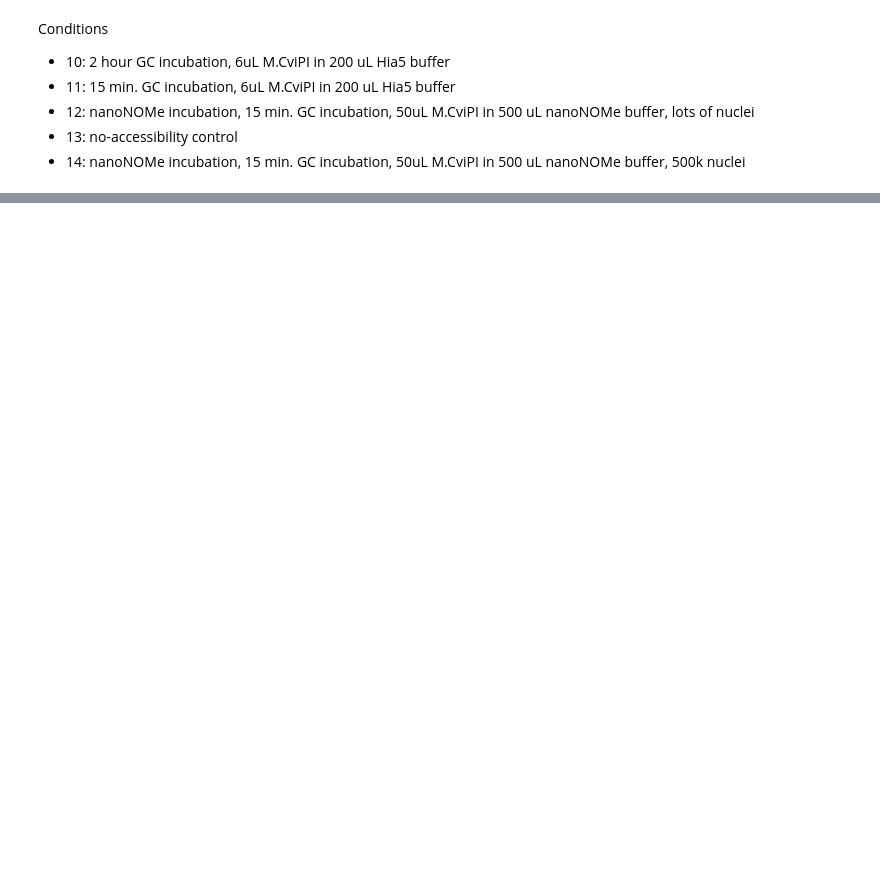
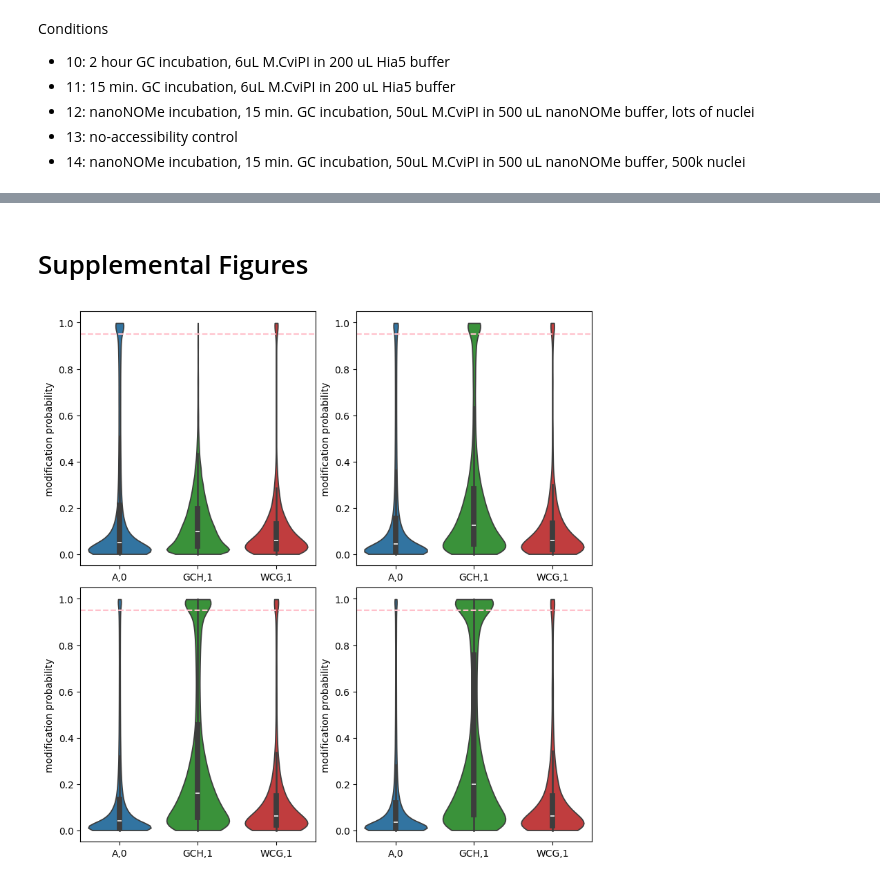
Before and after one commit to streetslab/multimodal-dimelo, a Jupyter notebook: crosstalk_analysis.ipynb, the cells around one changed output, grey strips where cells are left out. Saved outputs shown, nothing was run; the diff lists cells and outputs as text; code cells hidden in the pictures; blank space fills up the shorter version.

```diff
--- a/crosstalk_analysis.ipynb
+++ b/crosstalk_analysis.ipynb
@@ -67,0 +84,38 @@ plt.close()
+# %% [markdown]
+# Supplemental Figures
+# %%
+_, axs = plt.subplots(2, 2, figsize=(8, 8), layout="constrained")
+for barcode, ax in zip([13, 11, 10, 12], np.ravel(axs)):
+    bam_file = bam_dir / f"barcode{barcode}.bam"
+    on_target_motif_mod_vector_dict = {}
+    file_path = config.processed_data_dir / f"extract.{bam_file.stem}.gm12878_ctcf.on_target" / "reads.combined_basemods.h5"
+    for motif in motifs:
+        read_tuples, entry_labels, _ = load_processed.read_vectors_from_hdf5(
+            file=file_path,
+            motifs=[motif],
+            regions=ctcf_on_target_bed_file,
+            single_strand=False,
+            sort_by="shuffle",
+            calculate_mod_fractions=False,
+        )
+        mod_vector_index = entry_labels.index("mod_vector")
+        val_vector_index = entry_labels.index("val_vector")
+        mod_vector = np.concatenate([read_tuple[mod_vector_index][read_tuple[val_vector_index] == 1] for read_tuple in read_tuples])
+        # TODO: Does it matter if I sample without replacement here?
+        # on_target_motif_mod_vector_dict[motif] = rng.choice(mod_vector, mod_event_sample_size, replace=False)
+        on_target_motif_mod_vector_dict[motif] = mod_vector
+    sns.violinplot(
+        on_target_motif_mod_vector_dict, cut=0,
+        palette=plotting.default_palette_map, # height=2.8, aspect=1,
+        ax=ax
+    )
+    ax.axhline(mod_prob_thresh, linestyle="--", color="pink")
+    ax.set_ylabel("modification probability")
+    # plt.axhline(mod_prob_thresh, linestyle="--", color="pink")
+    # plt.title("On-target modification\nprobability distributions")
+
+plt.savefig(config.figure_dir / "crosstalk.mod_probs.on_target.svg")
+plt.show()
+plt.close()
+# %% [output]
+[figure, added]
```
Also changed, not shown: parts of 4 cells of this notebook, 1 other file.
